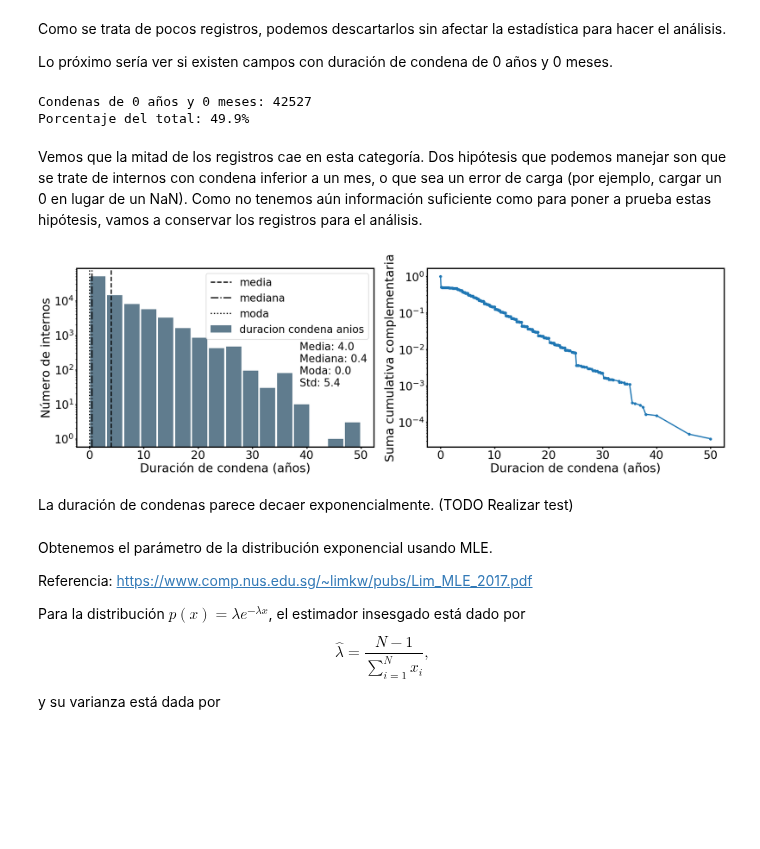
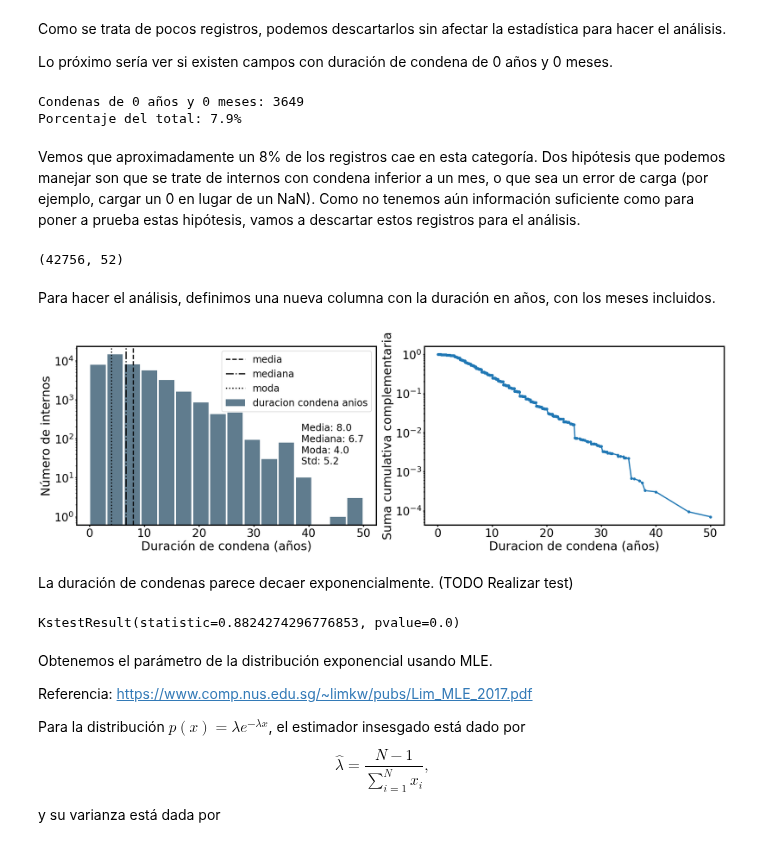
Before and after one commit to nahuelalmeira/poblacionPenal, a Jupyter notebook: VisualizacionYAnalisis/DiploDatos_PoblacionPenitenciariaArgentina_VyA.ipynb, the cells around one changed output. Cells and saved outputs as stored; diff of their text form; code cells hidden in the pictures; blank space fills up the shorter version.

```diff
--- a/VisualizacionYAnalisis/DiploDatos_PoblacionPenitenciariaArgentina_VyA.ipynb
+++ b/VisualizacionYAnalisis/DiploDatos_PoblacionPenitenciariaArgentina_VyA.ipynb
@@ -310 +328,3 @@ La mayoría de los registros presentan edad igual a 0. Esto podría tratarse de
+# %%
+data_condena = data_raw[data_raw['situacion_legal_descripcion']=='Condenado']
 # %% [markdown]
@@ -342,50 +368,63 @@ Como se trata de pocos registros, podemos descartarlos sin afectar la estadísti
 
 Lo próximo sería ver si existen campos con duración de condena de 0 años y 0 meses.
 # %%
-mask = (data_raw['duracion_condena_meses'] == 0) & (data_raw['duracion_condena_anios'] == 0)
-count = data_raw[mask].shape[0]
+mask = (data_condena['duracion_condena_meses'] == 0) & (data_condena['duracion_condena_anios'] == 0)
+count = data_condena[mask].shape[0]
 print('Condenas de 0 años y 0 meses:', count)
-print('Porcentaje del total: {:.1f}%'.format(100 *count / data_raw.shape[0]))
+print('Porcentaje del total: {:.1f}%'.format(100 *count / data_condena.shape[0]))
 # %% [output]
-Condenas de 0 años y 0 meses: 42527
-Porcentaje del total: 49.9%
+Condenas de 0 años y 0 meses: 3649
+Porcentaje del total: 7.9%
 # %% [markdown]
-Vemos que la mitad de los registros cae en esta categoría. Dos hipótesis que podemos manejar son que se trate de internos con condena inferior a un mes, o que sea un error de carga (por ejemplo, cargar un 0 en lugar de un NaN). Como no tenemos aún información suficiente como para poner a prueba estas hipótesis, vamos a conservar los registros para el análisis.
+Vemos que aproximadamente un 8% de los registros cae en esta categoría. Dos hipótesis que podemos manejar son que se trate de internos con condena inferior a un mes, o que sea un error de carga (por ejemplo, cargar un 0 en lugar de un NaN). Como no tenemos aún información suficiente como para poner a prueba estas hipótesis, vamos a descartar estos registros para el análisis.
+# %%
+data_condena = data_condena[~mask]
+data_condena.shape
+# %% [output]
+(42756, 52)
+# %% [markdown]
+Para hacer el análisis, definimos una nueva columna con la duración en años, con los meses incluidos.
 # %%
-data_raw['duracion_condena_anios_total'] = data_raw['duracion_condena_anios'] + data_raw['duracion_condena_meses']/12
+data_condena['duracion_condena_anios_total'] = data_condena['duracion_condena_anios'] + data_condena['duracion_condena_meses']/12
 # %%
-anios = data_raw['duracion_condena_anios_total'].sort_values().dropna()
-moda = data_raw['duracion_condena_anios_total'].mode().values[0]
+anios = data_condena['duracion_condena_anios_total'].sort_values().dropna()
+moda = data_condena['duracion_condena_anios_total'].mode().values[0]
 media = anios.mean()
 mediana = anios.median()
 std = anios.std()
 
 # Histograma por edades
 fig, axes = plt.subplots(figsize=(24, 8), ncols=2)
 ax = axes[0]
-data_raw["duracion_condena_anios"].plot.hist(bins=16, rwidth=0.9,color='#607c8e', ax=ax, label='duracion condena anios')
+data_condena["duracion_condena_anios"].plot.hist(bins=16, rwidth=0.9,color='#607c8e', ax=ax, label='duracion condena anios')
 ax.set_yscale('log')
 ax.set_ylabel('Número de internos')
 ax.set_xlabel('Duración de condena (años)')
 ax.axvline(media, linestyle='--', color='k', label='media')
 ax.axvline(mediana, linestyle='-.', color='k', label='mediana')
 ax.axvline(moda, linestyle=':', color='k', label='moda')
 text = 'Media: {:.1f}\nMediana: {:.1f}\nModa: {:.1f}\nStd: {:.1f}'.format(media, mediana, moda, std)
-ax.text(0.75, 0.34, text, transform=ax.transAxes, fontsize=26)
-ax.legend(loc='best', fontsize=26)
+ax.text(0.75, 0.34, text, transform=ax.transAxes, fontsize=24)
+ax.legend(loc='best', fontsize=24)
 ax = axes[1]
 rango_edad, ccdf = get_ccdf(anios.values)
 ax.plot(rango_edad, ccdf, '-o')
 ax.set_yscale('log')
 ax.set_xlabel('Duracion de condena (años)')
 ax.set_ylabel('Suma cumulativa complementaria')
 
 plt.tight_layout()
 plt.show()
 # %% [output]
-[figure, old version]
+[figure, new version]
 # %% [markdown]
 La duración de condenas parece decaer exponencialmente. (TODO Realizar test)
+# %%
+from scipy.stats import kstest
+
+kstest(anios, 'expon')
+# %% [output]
+KstestResult(statistic=0.8824274296776853, pvalue=0.0)
 # %% [markdown]
 Obtenemos el parámetro de la distribución exponencial usando MLE.
 
```
Also changed, not shown: parts of 15 cells of this notebook.
